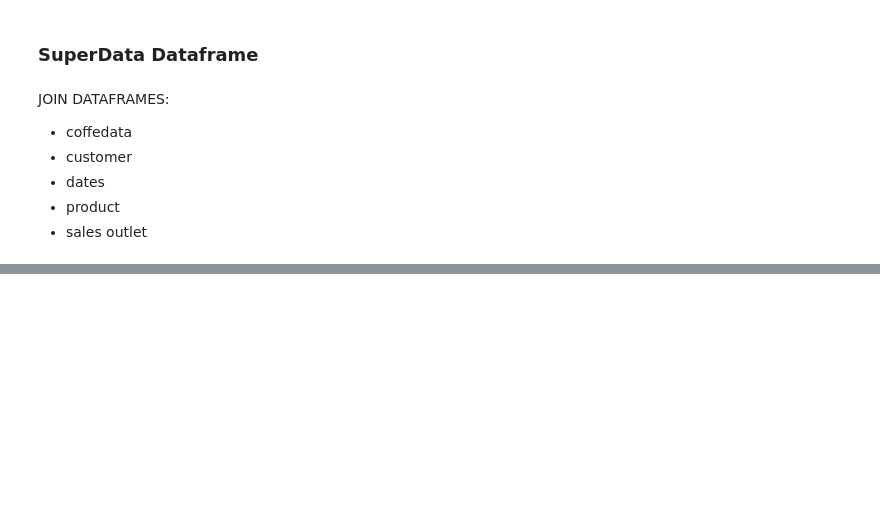
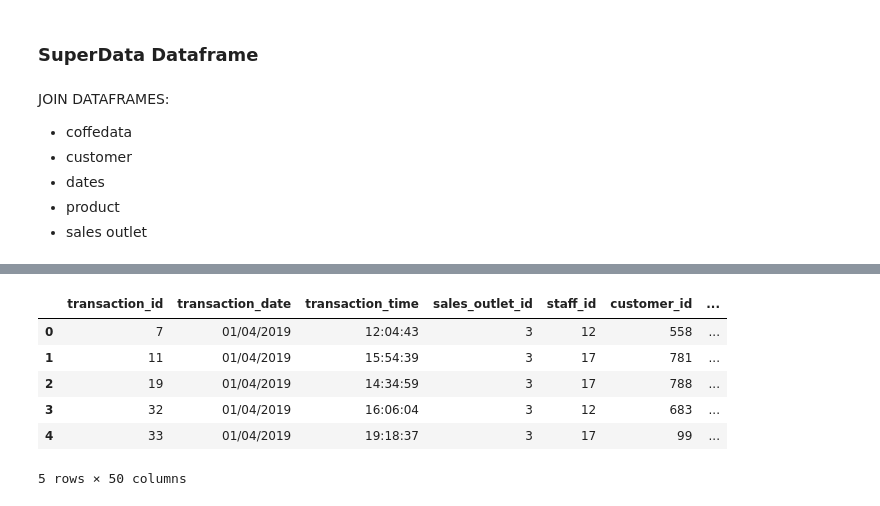
Before and after one commit to hpenapp/EjercicioRedencion, a Jupyter notebook: plotExamples.ipynb, the cells around one changed output, grey strips where cells are left out. Cells and saved outputs as stored; diff of their text form; code cells hidden in the pictures; blank space fills up the shorter version.

```diff
--- a/plotExamples.ipynb
+++ b/plotExamples.ipynb
@@ -496,0 +233,10 @@ Index(['transaction_id', 'transaction_date', 'transaction_time',
+# %%
+superData.head(5)
+# %% [output]
+|  | transaction_id | transaction_date | transaction_time | sales_outlet_id | staff_id | customer_id | ... |
+| 0 | 7 | 01/04/2019 | 12:04:43 | 3 | 12 | 558 | ... |
+| 1 | 11 | 01/04/2019 | 15:54:39 | 3 | 17 | 781 | ... |
+| 2 | 19 | 01/04/2019 | 14:34:59 | 3 | 17 | 788 | ... |
+| 3 | 32 | 01/04/2019 | 16:06:04 | 3 | 12 | 683 | ... |
+| 4 | 33 | 01/04/2019 | 19:18:37 | 3 | 17 | 99 | ... |
+5 rows × 50 columns
```
Also changed, not shown: parts of 47 cells of this notebook, 9 other files.
